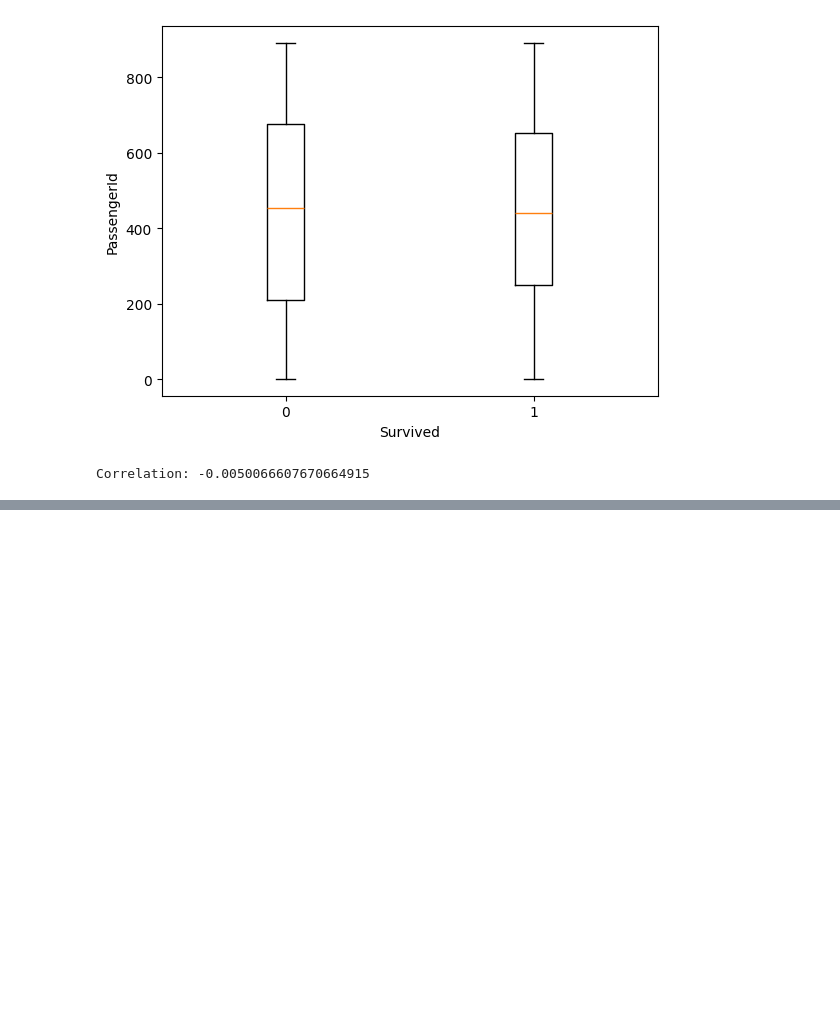
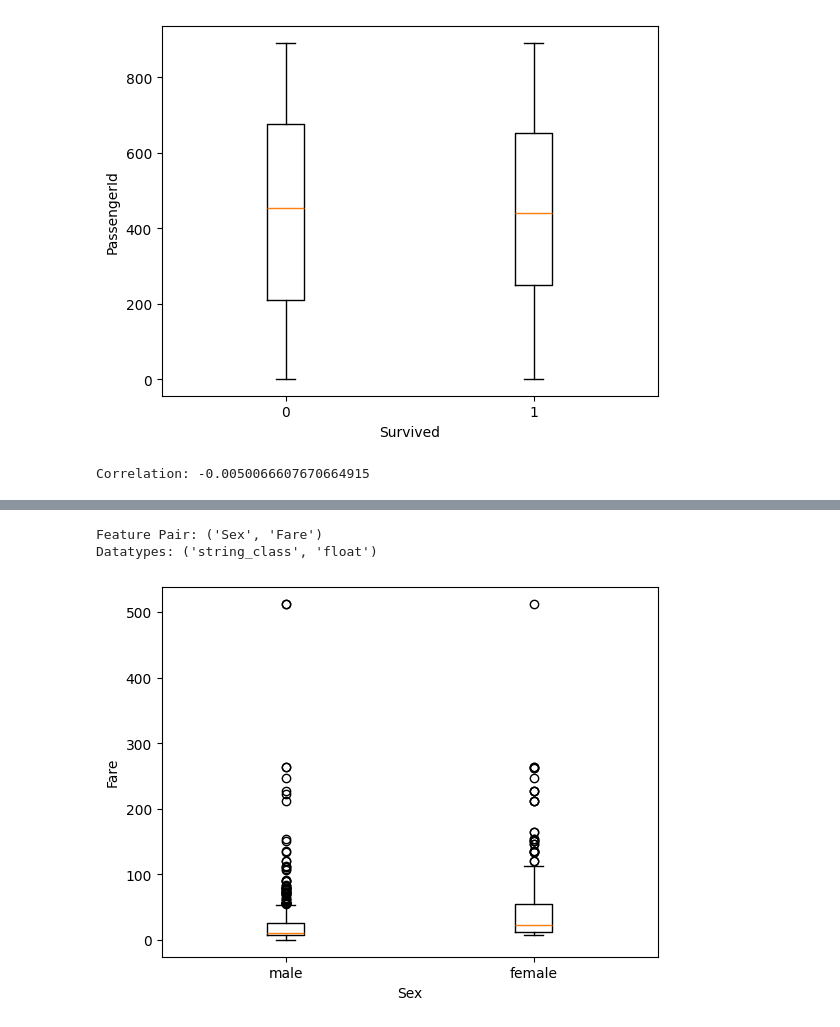
Before and after one commit to nlandy/Titanic, a Jupyter notebook: titanic.ipynb, the cells around one changed output, grey strips where cells are left out. Drawn from its saved outputs; the diff is of its cells as text; code cells hidden in the pictures; blank space fills up the shorter version.

```diff
--- a/titanic.ipynb
+++ b/titanic.ipynb
@@ -739,4 +1186,9 @@ EDA_2D(df.PassengerId, df.Embarked)
 # %%
 # 43. Sex, Fare
+EDA_2D(df.Sex, df.Fare)
+# %% [output]
+Feature Pair: ('Sex', 'Fare')
+Datatypes: ('string_class', 'float')
+[figure, added]
 # %%
 # 44. Sex, Cabin
```
Also changed, not shown: parts of 44 cells of this notebook.
